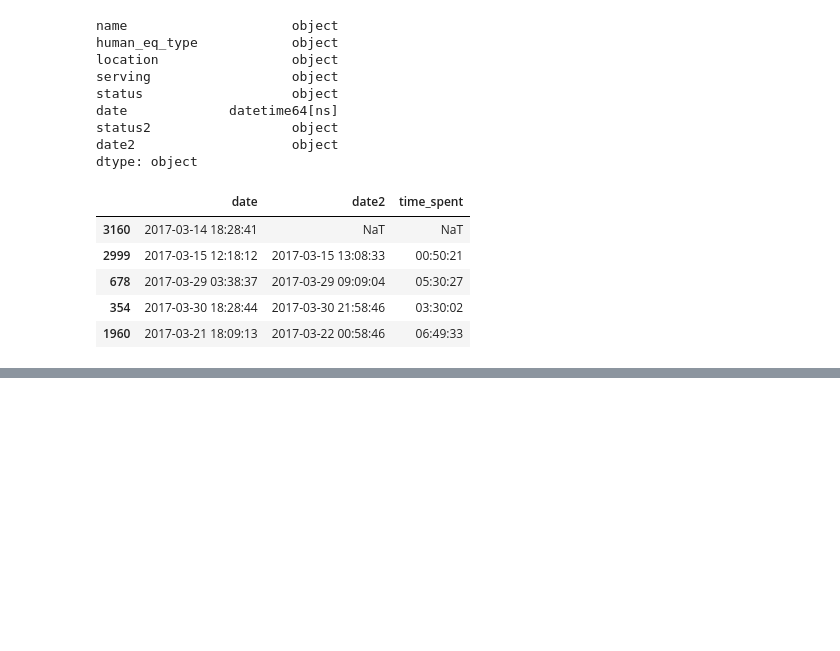
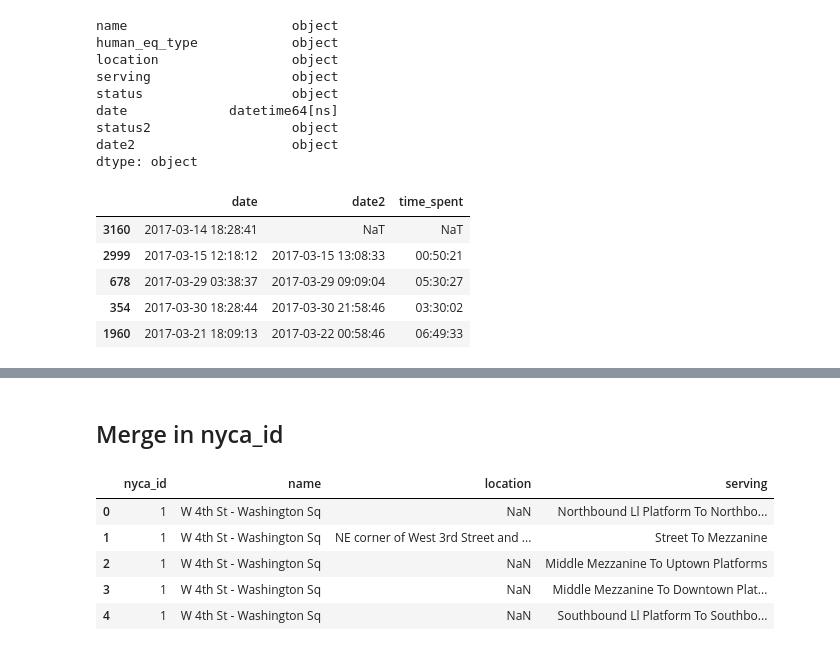
Before and after one commit to Data4Democracy/nyc-accessibility, a Jupyter notebook: Cleaning NYC Accessible Twitter Data.ipynb, the cells around one changed output, grey strips where cells are left out. Drawn from its saved outputs; the diff is of its cells as text; code cells hidden in the pictures; blank space fills up the shorter version.

```diff
--- a/Cleaning NYC Accessible Twitter Data.ipynb
+++ b/Cleaning NYC Accessible Twitter Data.ipynb
@@ -529,3 +529,16 @@ df.head()
 | 2 | 125th St | An elevator |  | Mezzanine And Downtown | OUTAGE | 2017-03-29 03:38:37 | FIXED | 2017-03-29 09:09:04 | 05:30:27 |
 | 3 | 125th St | An elevator |  | Mezzanine And Downtown | OUTAGE | 2017-03-30 18:28:44 | FIXED | 2017-03-30 21:58:46 | 03:30:02 |
 | 4 | 125th St | An elevator |  | Mezzanine And Uptown | OUTAGE | 2017-03-21 18:09:13 | FIXED | 2017-03-22 00:58:46 | 06:49:33 |
+# %% [markdown]
+## Merge in nyca_id
+# %%
+# read in the nyca_id
+id_df = pd.read_csv('nyca_id.csv')
+id_df.head()
+# %% [output]
+|  | nyca_id | name | location | serving |
+| 0 | 1 | W 4th St - Washington Sq | NaN | Northbound Ll Platform To Northbo... |
+| 1 | 1 | W 4th St - Washington Sq | NE corner of West 3rd Street and ... | Street To Mezzanine |
+| 2 | 1 | W 4th St - Washington Sq | NaN | Middle Mezzanine To Uptown Platforms |
+| 3 | 1 | W 4th St - Washington Sq | NaN | Middle Mezzanine To Downtown Plat... |
+| 4 | 1 | W 4th St - Washington Sq | NaN | Southbound Ll Platform To Southbo... |
```
Also changed, not shown: parts of 9 cells of this notebook, 3 other files.
